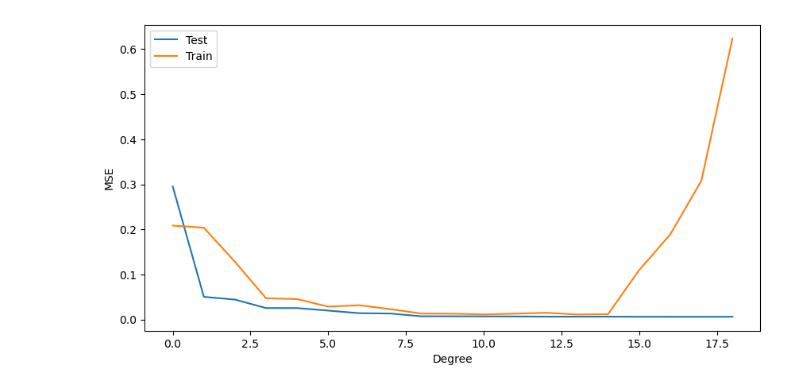
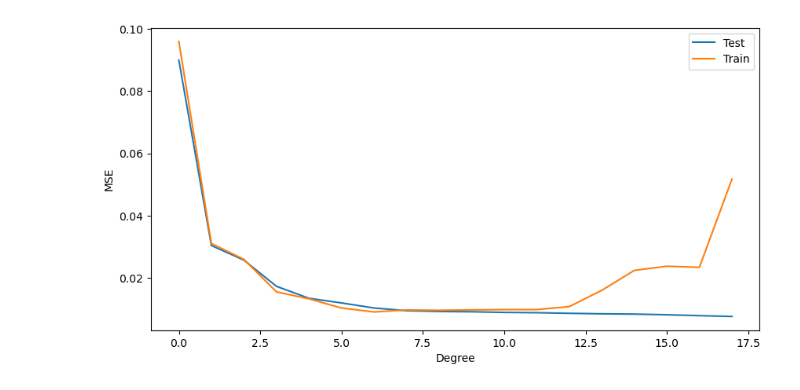
Before and after one commit to martin-og-ingar/FYS-STK4155-Project1, a Jupyter notebook: src/partE.ipynb, the cells around one changed output. Drawn from its saved outputs; the diff is of its cells as text; code cells hidden in the pictures.

Commit message:
Updated figure to use the Franke function.

```diff
--- a/src/partE.ipynb
+++ b/src/partE.ipynb
@@ -8,54 +8,66 @@ import matplotlib.pyplot as plt
 from sklearn.discriminant_analysis import StandardScaler
 from sklearn.model_selection import train_test_split
 from sklearn.preprocessing import PolynomialFeatures
 from sklearn.metrics import mean_squared_error
 
 
-np.random.seed(1)
-degree = range(19)
-n = 100
-x = np.linspace(-3,3,n)
-y = np.exp(-x**2) + 1.5 * np.exp(-(x-2)**2) + np.random.normal(0, 0.1, x.shape)
+def FrankeFunction(x,y):
+    term1 = 0.75*np.exp(-(0.25*(9*x-2)**2) - 0.25*((9*y-2)**2))
+    term2 = 0.75*np.exp(-((9*x+1)**2)/49.0 - 0.1*(9*y+1))
+    term3 = 0.5*np.exp(-(9*x-7)**2/4.0 - 0.25*((9*y-3)**2))
+    term4 = -0.2*np.exp(-(9*x-4)**2 - (9*y-7)**2)
+    return term1 + term2 + term3 + term4
 
-X = x.reshape(-1,1)
-X_train, X_test, y_train, y_test = train_test_split(X, y, test_size=0.2)
+np.random.seed(42)
+degree = range(18)
+n = 1000
+x = np.random.uniform(0, 1, n)
+y = np.random.uniform(0, 1, n)
+noise = 0.1*np.random.normal(0, 1, n)
+Z = FrankeFunction(x, y) + noise
 
-# some scaling.
-scaler_X = StandardScaler()
-X_train_scaled = scaler_X.fit_transform(X_train)
-X_test_scaled = scaler_X.transform(X_test)
+scaler_x = StandardScaler()
+scaler_y = StandardScaler()
 
-y_scaler = np.mean(y_train)
-y_train_scaled = y_train - y_scaler
+x_scaled = scaler_x.fit_transform(x.reshape(-1,1))
+y_scaled = scaler_y.fit_transform(y.reshape(-1,1))
+
+x_combined = np.hstack((x_scaled, y_scaled))
+
+# Split the data into training and test data
+x_train, x_test, z_train, z_test = train_test_split(x_combined, Z, test_size=0.2)
 
 mse_ols = []
 mse_ols_test = []
 
 
 for deg in degree:
   poly = PolynomialFeatures(degree=deg)
-  X_train_poly = poly.fit_transform(X_train_scaled)
-  X_test_poly = poly.transform(X_test_scaled.reshape(-1,1))
 
-  beta_OLS = np.linalg.inv(X_train_poly.T @ X_train_poly) @ X_train_poly.T @ y_train_scaled
-  y_pred_OLS = X_train_poly @ beta_OLS + y_scaler
-  mse = mean_squared_error(y_train, y_pred_OLS)
+  X_train_poly = poly.fit_transform(x_train)
+  X_test_poly = poly.transform(x_test)
+
+  beta_OLS = np.linalg.inv(X_train_poly.T @ X_train_poly) @ X_train_poly.T @ z_train
+
+  y_pred_OLS = X_train_poly @ beta_OLS
+
+  mse = mean_squared_error(z_train, y_pred_OLS)
   mse_ols.append(mse)
 
-  y_pred_OLS_test = X_test_poly @ beta_OLS + y_scaler
+  y_pred_OLS_test = X_test_poly @ beta_OLS
 
-  mse_ols_test.append( mean_squared_error(y_test, X_test_poly @ beta_OLS + y_scaler))
+  mse_ols_test.append( mean_squared_error(z_test, y_pred_OLS_test))
 
 
 plt.figure(figsize=(10,5))
 plt.plot(degree, mse_ols, label='Test')
 plt.plot(degree, mse_ols_test, label='Train')
 plt.xlabel('Degree')
 plt.ylabel('MSE')
 plt.legend()
 plt.show()
 # %% [output]
-[figure, old version]
+[figure, new version]
 # %%
 # Bias-variance trade-off and resampling techniques.
 # bias-variance analysis of Franke function, Study MSE for different polynomial degrees.
```
